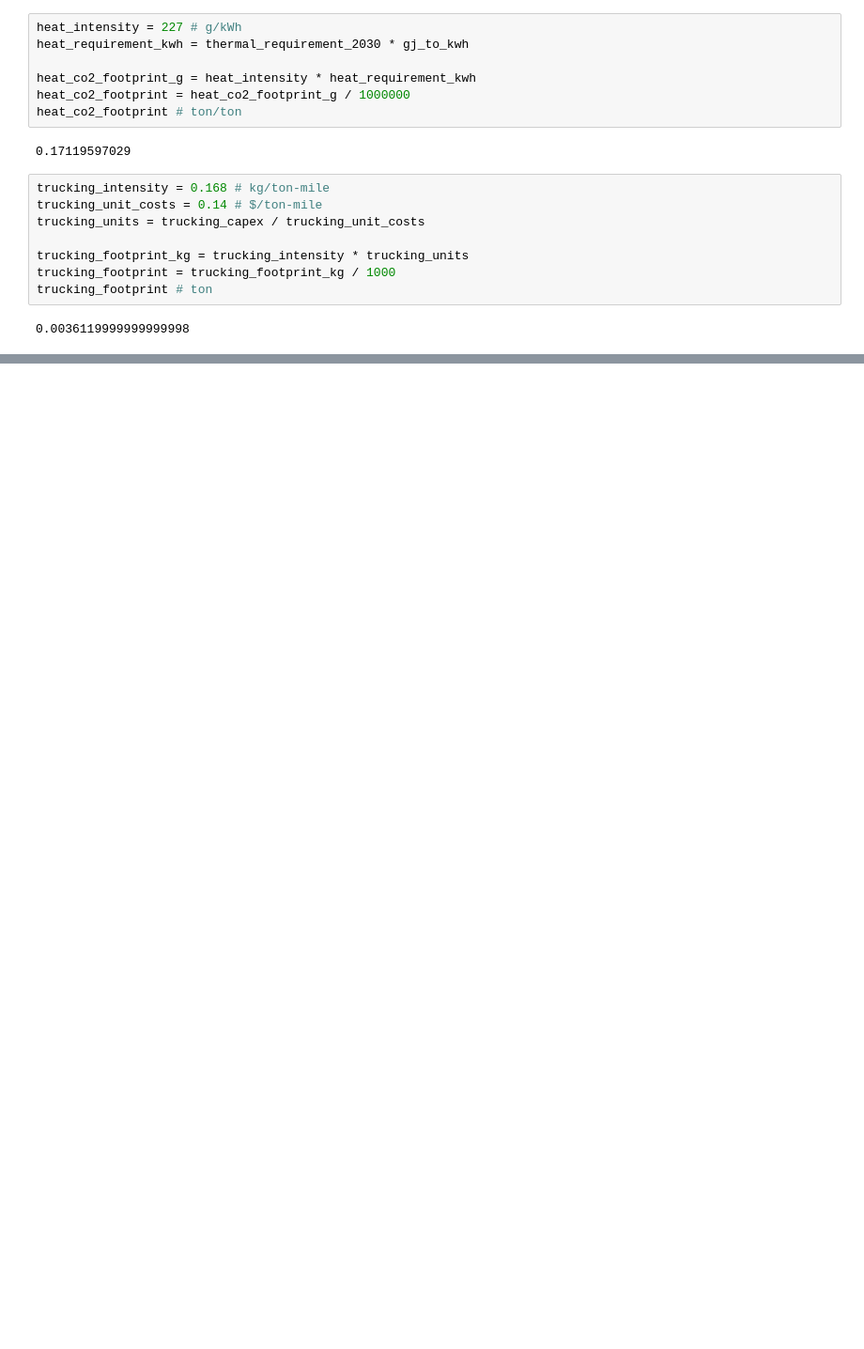
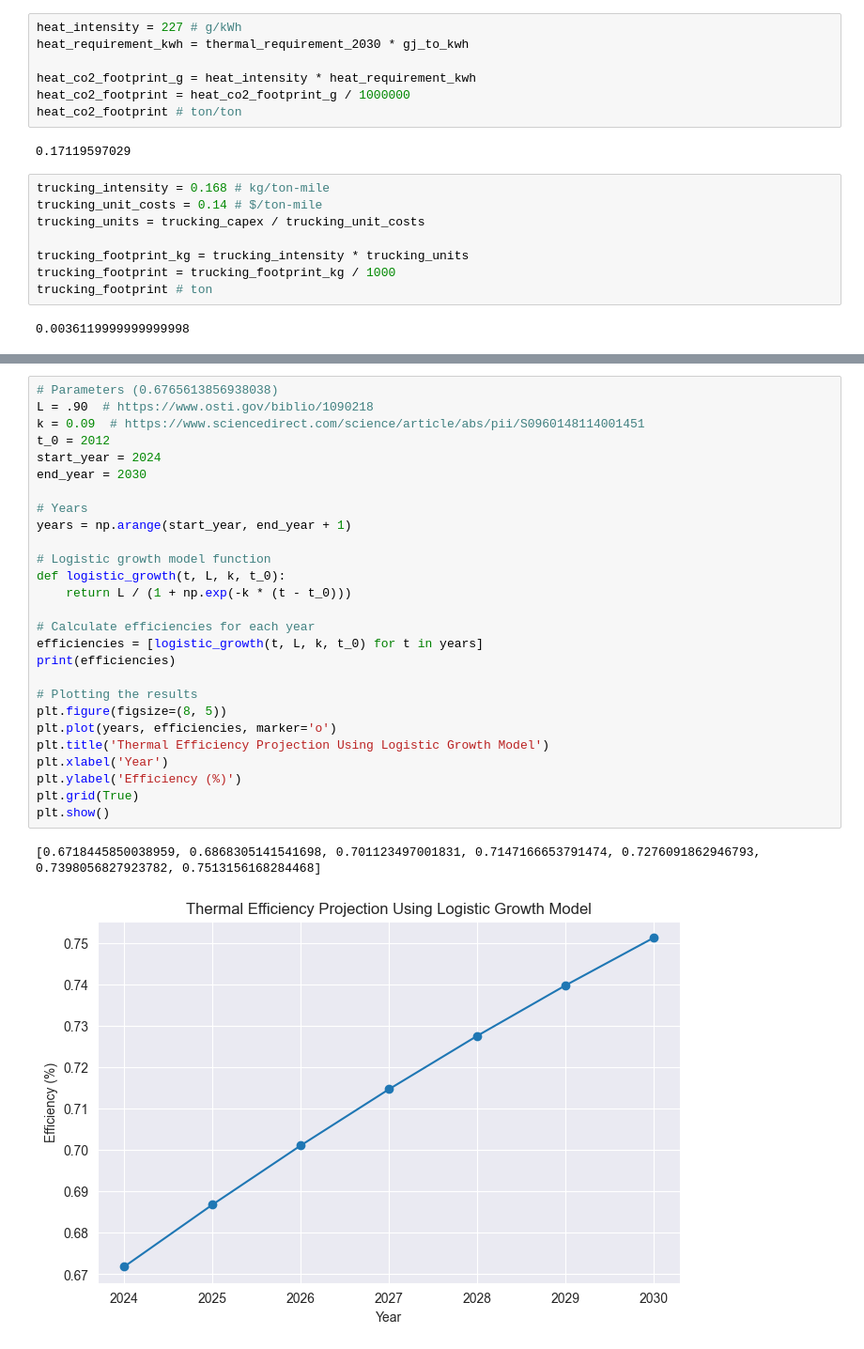
Before and after one commit to aerology-ai/uav-carbon-removal, a Jupyter notebook: cost_analysis_repro.ipynb, the cells around one changed output, grey strips where cells are left out. Shown at 94% size. Saved outputs shown, nothing was run; the diff lists cells and outputs as text; blank space fills up the shorter version.

```diff
--- a/cost_analysis_repro.ipynb
+++ b/cost_analysis_repro.ipynb
@@ -301,0 +491,30 @@ costs
+# %%
+# Parameters (0.6765613856938038)
+L = .90  # https://www.osti.gov/biblio/1090218
+k = 0.09  # https://www.sciencedirect.com/science/article/abs/pii/S0960148114001451
+t_0 = 2012
+start_year = 2024
+end_year = 2030
+
+# Years
+years = np.arange(start_year, end_year + 1)
+
+# Logistic growth model function
+def logistic_growth(t, L, k, t_0):
+    return L / (1 + np.exp(-k * (t - t_0)))
+
+# Calculate efficiencies for each year
+efficiencies = [logistic_growth(t, L, k, t_0) for t in years]
+print(efficiencies)
+
+# Plotting the results
+plt.figure(figsize=(8, 5))
+plt.plot(years, efficiencies, marker='o')
+plt.title('Thermal Efficiency Projection Using Logistic Growth Model')
+plt.xlabel('Year')
+plt.ylabel('Efficiency (%)')
+plt.grid(True)
+plt.show()
+# %% [output]
+[0.6718445850038959, 0.6868305141541698, 0.701123497001831, 0.7147166653791474, 0.7276091862946793, 0.7398056827923782, 0.7513156168284468]
+[figure, added]
```
Also changed, not shown: parts of 39 cells of this notebook, 3 other files.
